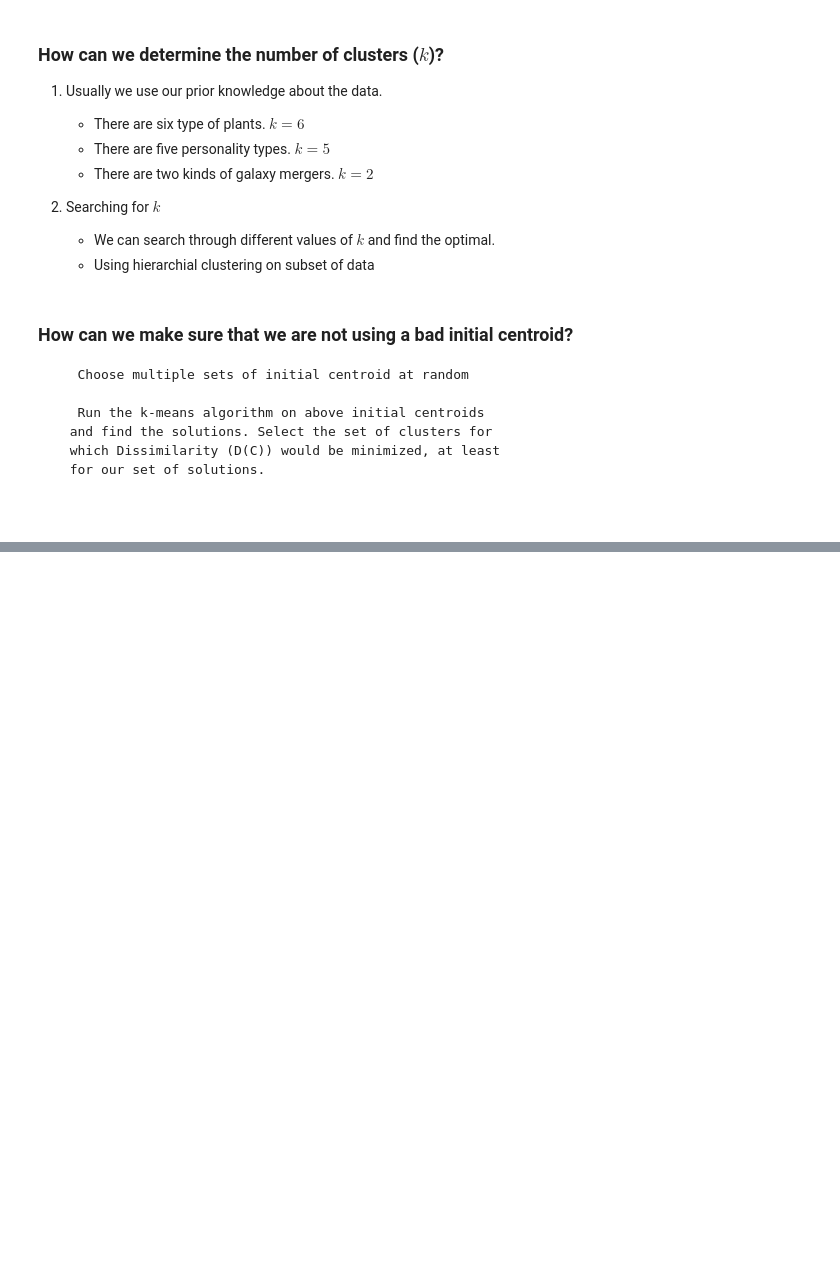
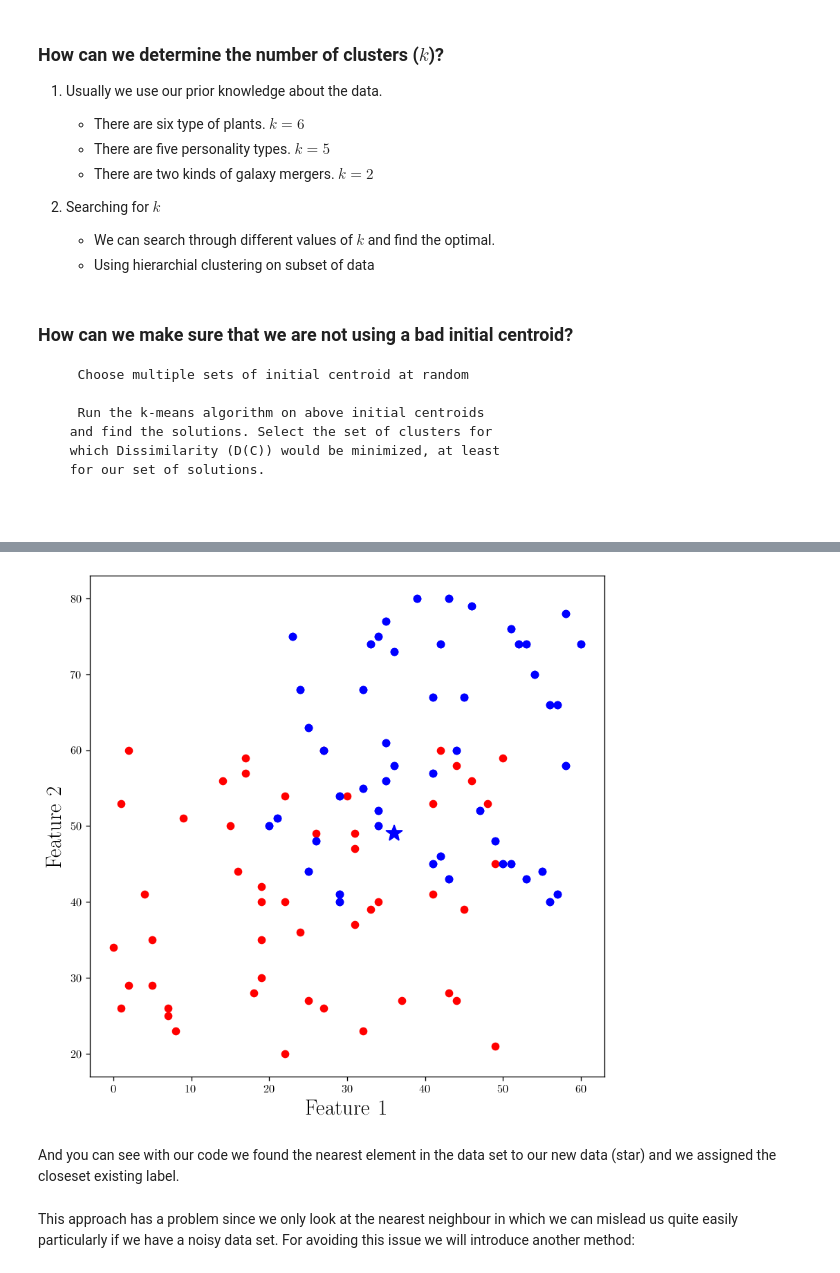
Before and after one commit to sinataamoli/Foundations-of-Machine-Learning, a Jupyter notebook: Discussion Notebooks/Discussion-Week 6-7.ipynb, the cells around one changed output, grey strips where cells are left out. Cells and saved outputs as stored; diff of their text form; code cells hidden in the pictures; blank space fills up the shorter version.

```diff
--- a/Discussion Notebooks/Discussion-Week 6-7.ipynb
+++ b/Discussion Notebooks/Discussion-Week 6-7.ipynb
@@ -520,0 +626,20 @@ This shows how important feature scaling can be!
+# %%
+new_data = [36, 49]
+
+
+New_data = Point(new_data, label="None")
+# %%
+groups = group_1
+groups.extend(group_2)
+
+
+
+minimum_distance = New_data.distance_Minkowski(group_1[0])
+
+for point in groups:
+    _distance_ = New_data.distance_Minkowski(point)
+
+    if _distance_<= minimum_distance:
+        minimum_distance = _distance_
+        New_data.label = point.get_label()
+        print(minimum_distance, New_data.label)
@@ -520,0 +654,21 @@ This shows how important feature scaling can be!
+# %%
+fig_cl_1 = plt.figure(figsize=(8,8))
+
+for point in groups:
+    plt.plot(point.get_features()[0], point.get_features()[1], ".",
+             color = point.get_label(), markersize = 12)
+
+
+plt.plot(New_data.get_features()[0], New_data.get_features()[1], "*",
+         color = New_data.get_label(), markersize = 15)
+
+plt.xlabel(r"Feature 1", fontsize = 19)
+plt.ylabel(r"Feature 2", fontsize = 19)
+
+plt.show()
+# %% [output]
+[figure, added]
+# %% [markdown]
+And you can see with our code we found the nearest element in the data set to our  new data (star) and we assigned the closeset existing label.
+# %% [markdown]
+This approach has a problem since we only look at the nearest neighbour in which we can mislead us quite easily particularly if we have a noisy data set. For avoiding this issue we will introduce another method:
```
Also changed, not shown: parts of 43 cells of this notebook.
